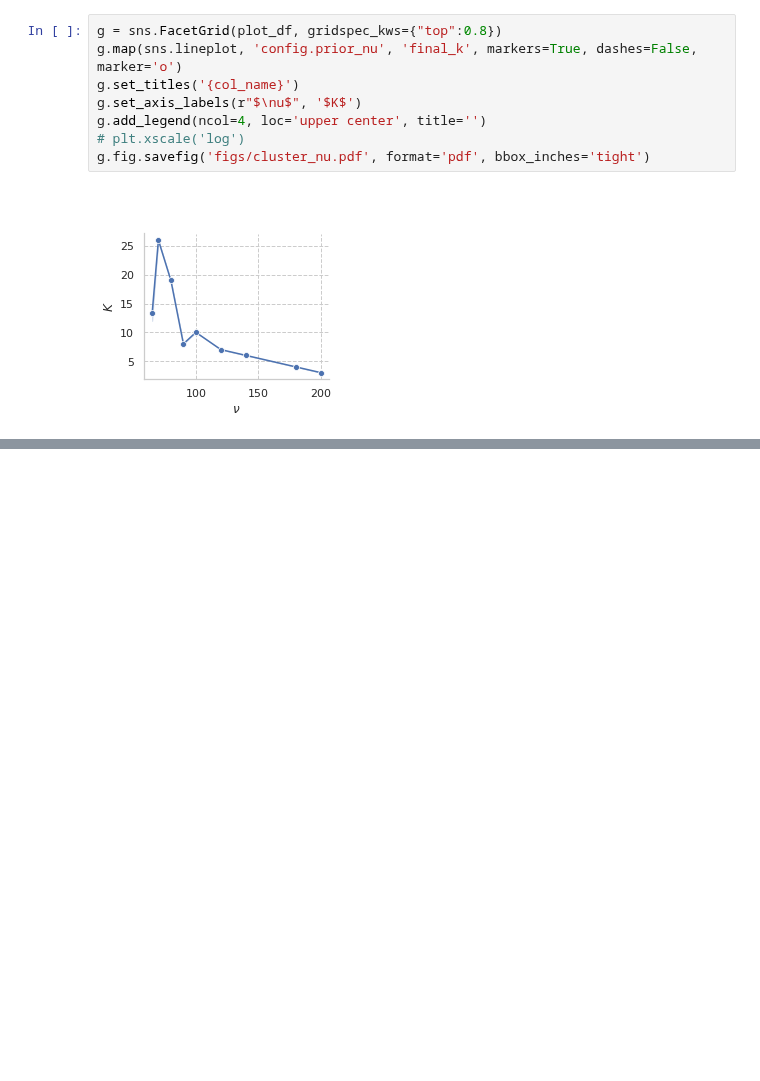
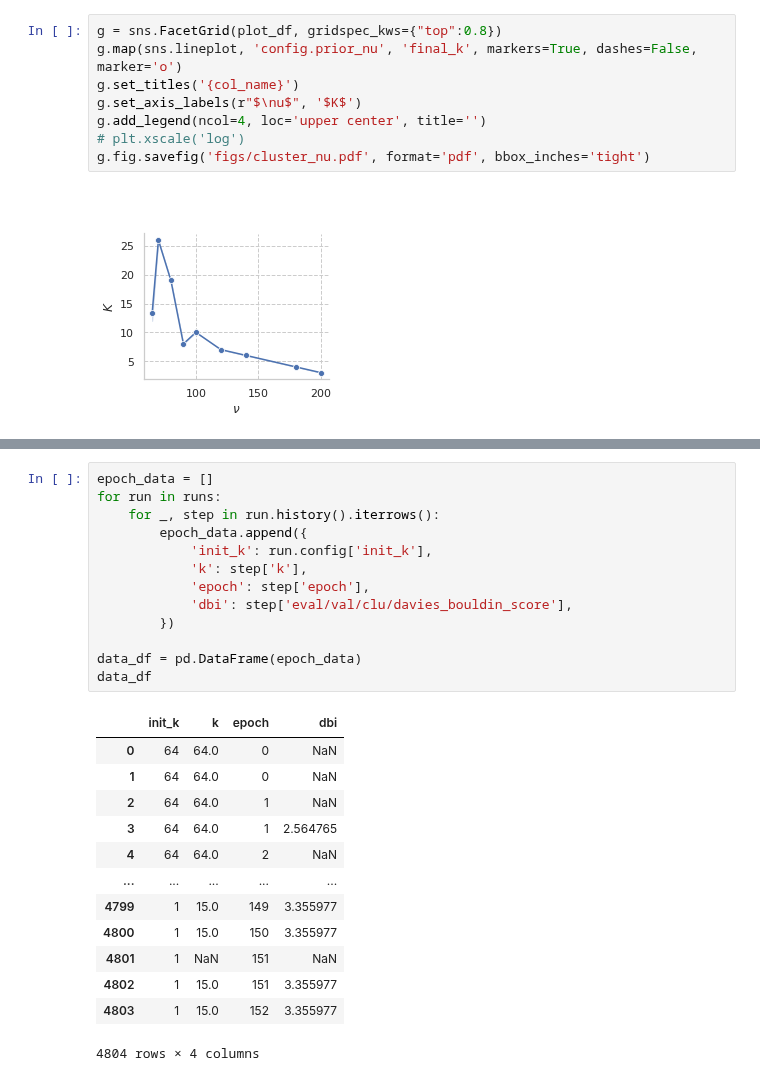
Before and after one commit to egordm/MGTCOM, a Jupyter notebook: source/ml/notebooks/analysis.ipynb, the cells around one changed output, grey strips where cells are left out. Drawn from its saved outputs; the diff is of its cells as text; blank space fills up the shorter version.

```diff
--- a/source/ml/notebooks/analysis.ipynb
+++ b/source/ml/notebooks/analysis.ipynb
@@ -1339,0 +1352,27 @@ g.fig.savefig('figs/cluster_nu.pdf', format='pdf', bbox_inches='tight')
+# %%
+epoch_data = []
+for run in runs:
+    for _, step in run.history().iterrows():
+        epoch_data.append({
+            'init_k': run.config['init_k'],
+            'k': step['k'],
+            'epoch': step['epoch'],
+            'dbi': step['eval/val/clu/davies_bouldin_score'],
+        })
+
+data_df = pd.DataFrame(epoch_data)
+data_df
+# %% [output]
+|  | init_k | k | epoch | dbi |
+| 0 | 64 | 64.0 | 0 | NaN |
+| 1 | 64 | 64.0 | 0 | NaN |
+| 2 | 64 | 64.0 | 1 | NaN |
+| 3 | 64 | 64.0 | 1 | 2.564765 |
+| 4 | 64 | 64.0 | 2 | NaN |
+| ... | ... | ... | ... | ... |
+| 4799 | 1 | 15.0 | 149 | 3.355977 |
+| 4800 | 1 | 15.0 | 150 | 3.355977 |
+| 4801 | 1 | NaN | 151 | NaN |
+| 4802 | 1 | 15.0 | 151 | 3.355977 |
+| 4803 | 1 | 15.0 | 152 | 3.355977 |
+4804 rows × 4 columns
```
Also changed, not shown: parts of 6 cells of this notebook.
